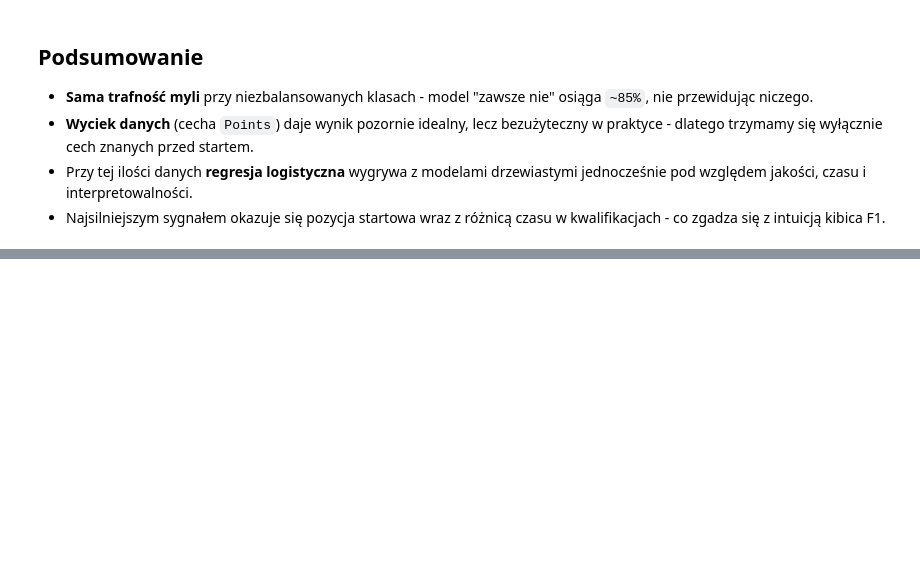
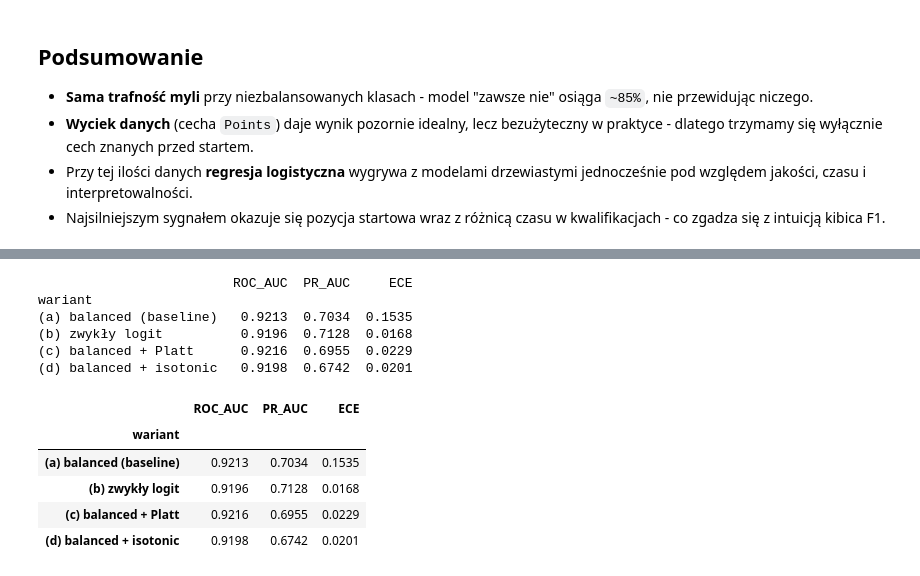
Before and after one commit to straightchlorine/f1-ml-lab, a Jupyter notebook: notebooks/04-classification-podium.ipynb, the cells around one changed output, grey strips where cells are left out. Drawn from its saved outputs; the diff is of its cells as text; code cells hidden in the pictures; blank space fills up the shorter version.

```diff
--- a/notebooks/04-classification-podium.ipynb
+++ b/notebooks/04-classification-podium.ipynb
@@ -339,0 +520,55 @@ zapisano clf_predictions.parquet (918, 14) oraz clf_benchmark.parquet
+# %%
+# Eksperyment: kalibracja prawdopodobieństw
+# Wysoki ROC-AUC stwierdza, czy model dobrze *porządkuje* kierowców, ale NIE czy jego
+# prawdopodobieństwa są wiarygodne.
+# Mierzymy ECE: dzielimy prognozy na 10 koszyków i sprawdzamy, jak bardzo średnia deklarowana szansa
+# odbiega od rzeczywistego odsetka podiów w koszyku. Im niżej, tym lepiej.
+from sklearn.calibration import CalibratedClassifierCV
+
+def ece(p, y, bins=10):
+    krawedzie = np.linspace(0, 1, bins + 1)
+    e = 0.0
+    for i in range(bins):
+        maska = (p >= krawedzie[i]) & (p < krawedzie[i + 1])
+        if maska.sum():
+            e += maska.sum() * abs(y[maska].mean() - p[maska].mean())
+    return e / len(y)
+
+def baza(balanced):
+    pre_k = ColumnTransformer([
+        ('cat', OneHotEncoder(handle_unknown='ignore', sparse_output=False), cat_cols),
+        ('num', StandardScaler(), num_cols)])
+    return Pipeline([('pre', pre_k),
+                     ('clf', LogisticRegression(max_iter=1000,
+                                                class_weight='balanced' if balanced else None))])
+
+warianty = {
+    '(a) balanced (baseline)':  baza(True),
+    '(b) zwykły logit':         baza(False),
+    '(c) balanced + Platt':     CalibratedClassifierCV(baza(True), method='sigmoid', cv=5),
+    '(d) balanced + isotonic':  CalibratedClassifierCV(baza(True), method='isotonic', cv=5),
+}
+
+wiersze = []
+for nazwa, est in warianty.items():
+    p = cross_val_predict(est, X, y, cv=cv, method='predict_proba')[:, 1]
+    wiersze.append(dict(wariant=nazwa,
+                        ROC_AUC=roc_auc_score(y, p),
+                        PR_AUC=average_precision_score(y, p),
+                        ECE=ece(p, y)))
+kalib = pd.DataFrame(wiersze).set_index('wariant').round(4)
+print(kalib)
+kalib
+# %% [output]
+                         ROC_AUC  PR_AUC     ECE
+wariant
+(a) balanced (baseline)   0.9213  0.7034  0.1535
+(b) zwykły logit          0.9196  0.7128  0.0168
+(c) balanced + Platt      0.9216  0.6955  0.0229
+(d) balanced + isotonic   0.9198  0.6742  0.0201
+|  | ROC_AUC | PR_AUC | ECE |
+| wariant |  |  |  |
+| (a) balanced (baseline) | 0.9213 | 0.7034 | 0.1535 |
+| (b) zwykły logit | 0.9196 | 0.7128 | 0.0168 |
+| (c) balanced + Platt | 0.9216 | 0.6955 | 0.0229 |
+| (d) balanced + isotonic | 0.9198 | 0.6742 | 0.0201 |
```
Also changed, not shown: parts of 28 cells of this notebook, 5 other files.
